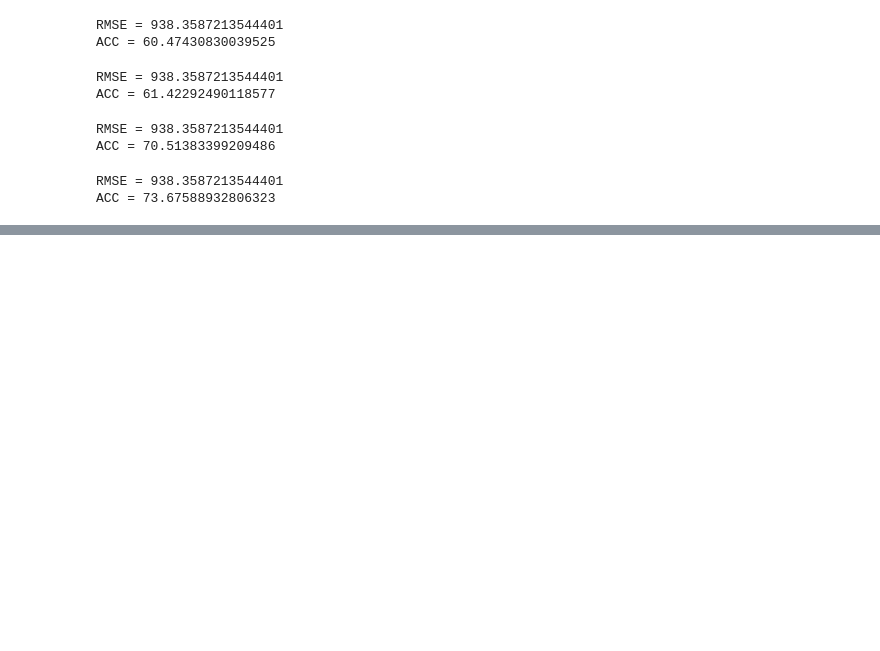
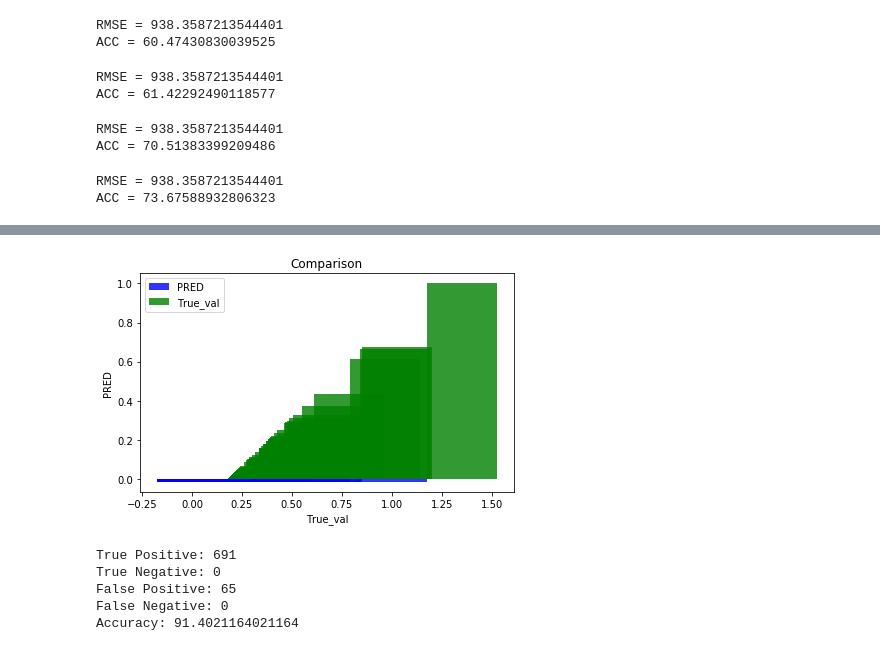
Before and after one commit to miloncl/System-Usage-Analysis, a Jupyter notebook: notebooks/LSTM_RNN.ipynb, the cells around one changed output, grey strips where cells are left out. Saved outputs shown, nothing was run; the diff lists cells and outputs as text; code cells hidden in the pictures; blank space fills up the shorter version.

```diff
--- a/notebooks/LSTM_RNN.ipynb
+++ b/notebooks/LSTM_RNN.ipynb
@@ -83,0 +69,9 @@ ACC = 76.85525349008083
+# %%
+### Vanilla RNN ###
+filepath = '../data/out/enumerated_app_time.csv'
+df, X, y = load_data(filepath, model_type="no enum")
+df = vanilla_rnn(df, X, y)
+pred_vs_true(df)
+binned_pred, binned_true = binning(df)
+tp, tn, fp, fn, accuracy = calculate_metrics(binned_true, binned_pred)
+# %% [output]
@@ -83,0 +95,9 @@ ACC = 76.85525349008083
+[figure, added]
+# %%
+print('True Positive:', tp, '\nTrue Negative:', tn, '\nFalse Positive:', fp, '\nFalse Negative:', fn, '\nAccuracy:', accuracy*100)
+# %% [output]
+True Positive: 691
+True Negative: 0
+False Positive: 65
+False Negative: 0
+Accuracy: 91.4021164021164
```
Also changed, not shown: parts of 10 cells of this notebook, 1 other file.
